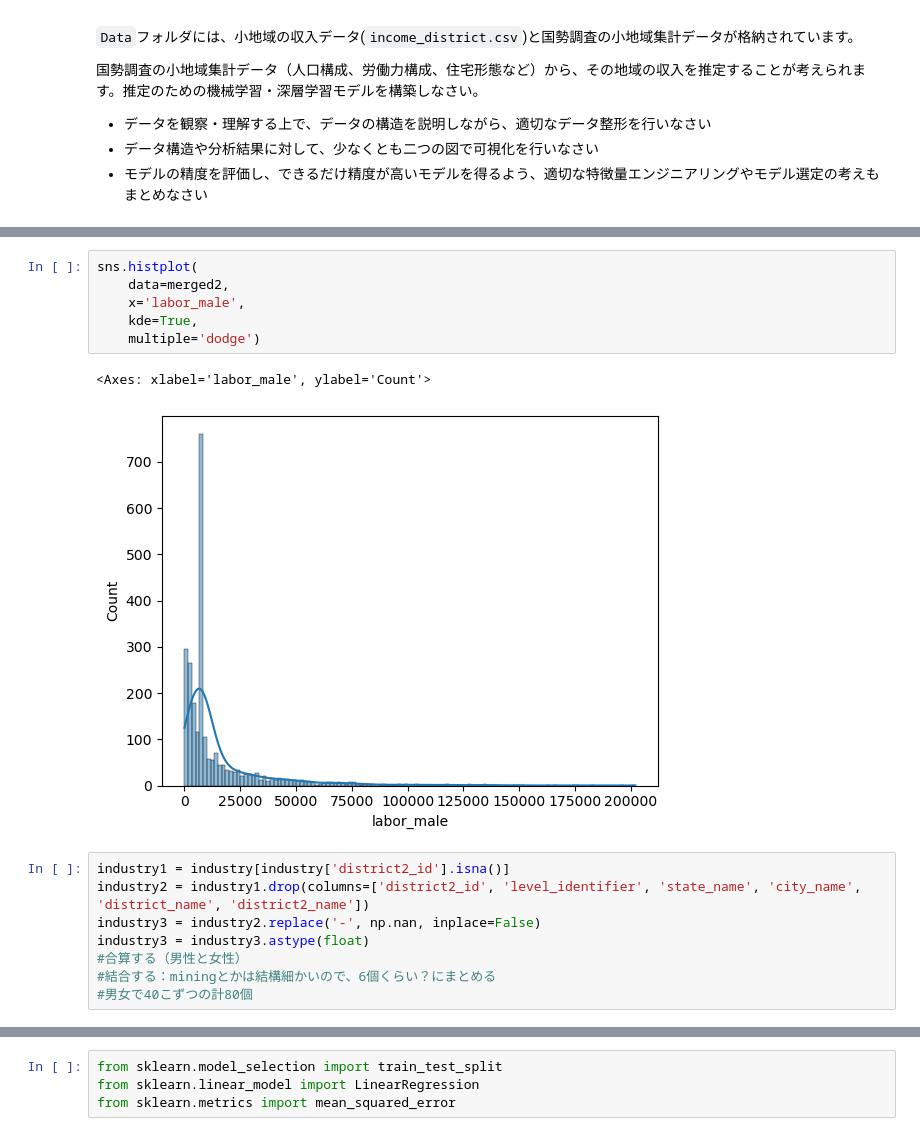
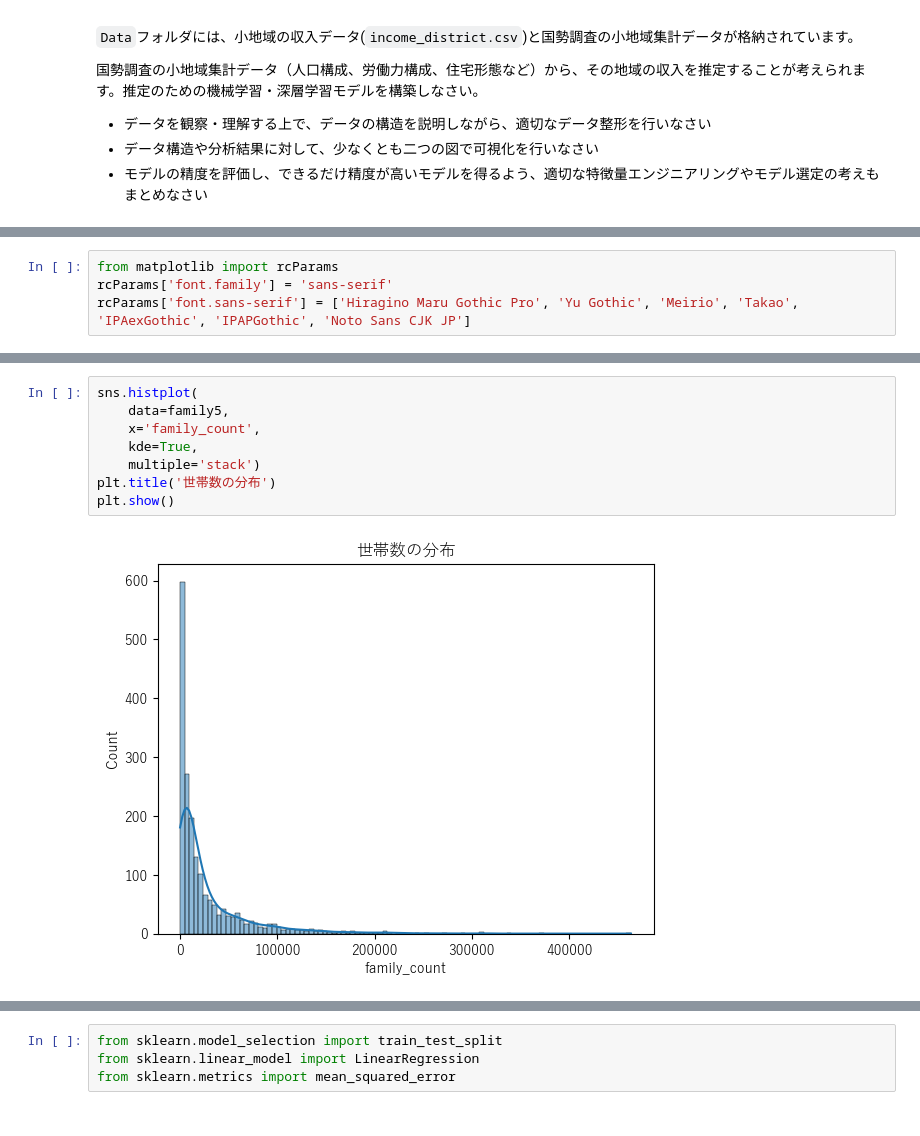
Before and after one commit to lvzeyu/chss_2024_assignment, a Jupyter notebook: 最終課題/income_predicion_YuyaTano.ipynb, the cells around one changed output, grey strips where cells are left out. Saved outputs shown, nothing was run; the diff lists cells and outputs as text.

```diff
--- a/最終課題/income_predicion_YuyaTano.ipynb
+++ b/最終課題/income_predicion_YuyaTano.ipynb
@@ -29 +25,5 @@ income = pd.read_csv('Data/income_district.csv')
+# %%
+from matplotlib import rcParams
+rcParams['font.family'] = 'sans-serif'
+rcParams['font.sans-serif'] = ['Hiragino Maru Gothic Pro', 'Yu Gothic', 'Meirio', 'Takao', 'IPAexGothic', 'IPAPGothic', 'Noto Sans CJK JP']
 # %%
@@ -100,17 +84,10 @@ sns.histplot(
 # %%
 sns.histplot(
-	data=merged2,
-	x='labor_male',
+	data=family5,
+	x='family_count',
 	kde=True,
-	multiple='dodge')
+	multiple='stack')
+plt.title('世帯数の分布')
+plt.show()
 # %% [output]
-<Axes: xlabel='labor_male', ylabel='Count'>
-[figure, old version]
+[figure, new version]
-# %%
-industry1 = industry[industry['district2_id'].isna()]
-industry2 = industry1.drop(columns=['district2_id', 'level_identifier', 'state_name', 'city_name', 'district_name', 'district2_name'])
-industry3 = industry2.replace('-', np.nan, inplace=False)
-industry3 = industry3.astype(float)
-#合算する（男性と女性）
-#結合する：miningとかは結構細かいので、6個くらい？にまとめる
-#男女で40こずつの計80個
```
Also changed, not shown: parts of 40 cells of this notebook.
